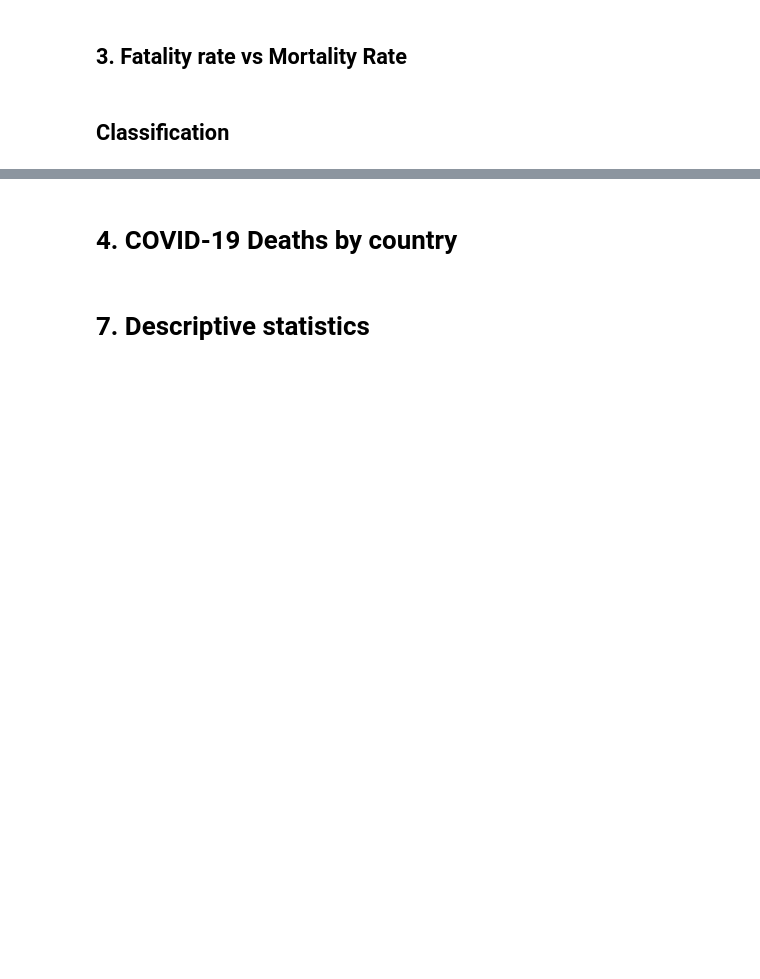
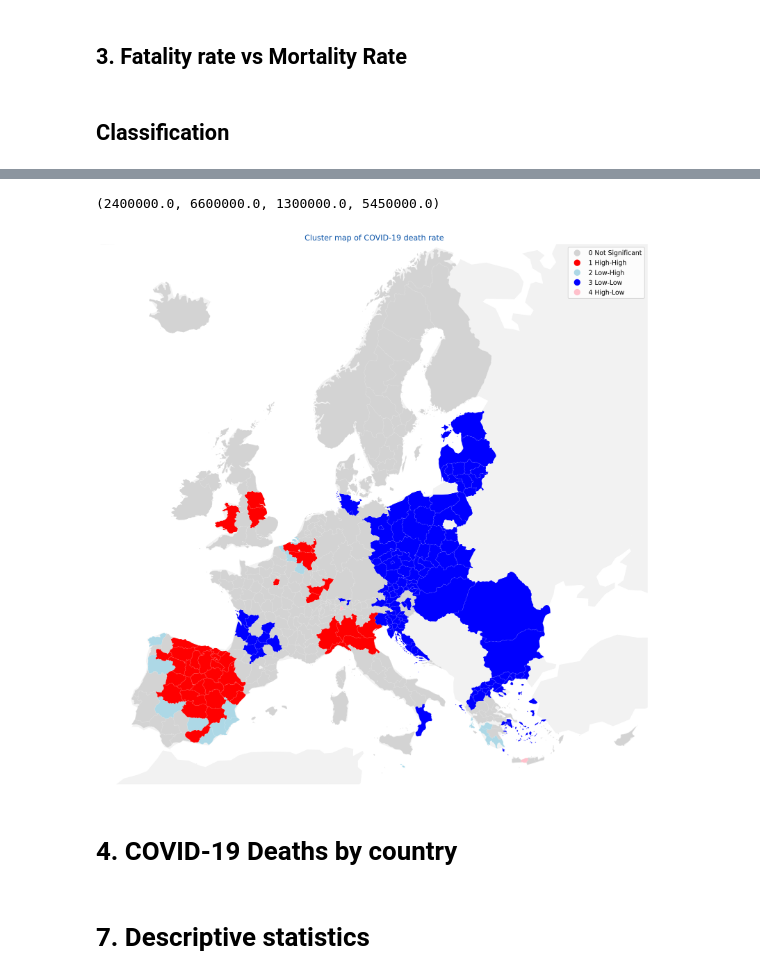
Before and after one commit to l5d1l5/ESPON-DATA, a Jupyter notebook: 03_Figures/02_Report Plots/Code.ipynb, the cells around one changed output, grey strips where cells are left out. Cells and saved outputs as stored; diff of their text form; code cells hidden in the pictures; blank space fills up the shorter version.

Commit message:
add: Moran classification

```diff
--- a/03_Figures/02_Report Plots/Code.ipynb
+++ b/03_Figures/02_Report Plots/Code.ipynb
@@ -142,7 +128,6 @@ minor_cities = minor_cities.to_crs(epsg = 3035)
 fig, ax = plt.subplots(3,1, figsize = (19, 18), constrained_layout = True)
 world.plot(ax = ax[0], color = 'grey', alpha = .1)
 geo_d_rate.plot(column = 'D_first_wave', ax = ax[0], cmap='magma_r', scheme='quantiles', k = 6, legend = True)
-world[~(world['iso_a3'].isin(["IRL", "GBR", "ISL","SWE", "ITA"]))].boundary.plot(color = 'w', linewidth = 1.4 , zorder  =1, ax =ax[0])
 ax[0].set_xlim(2.4e6, 6.6e6)
 ax[0].set_ylim(0.13e7, 0.545e7)
 ax[0].set_title('(a) COVID-19 death rate per 10,000 inhabitants \n First wave', loc = 'center', color = '#054ea2')
@@ -170,7 +155,6 @@ ax[0].annotate("                       ", xy=(3.62e6, 3.20e6), xytext=(2.5e6, 3.
 
 world.plot(ax = ax[1], color = 'grey', alpha = .1)
 geo_d_rate.plot(column = 'D_second_wave', ax = ax[1], cmap='magma_r', scheme='quantiles', k = 6, legend = True)
-world[~(world['iso_a3'].isin(["IRL", "GBR", "ISL","SWE", "ITA"]))].boundary.plot(color = 'w', linewidth = 1.4 , zorder  =1, ax =ax[1])
 ax[1].set_title('(b) COVID-19 death rate per 10,000 inhabitants \n Second wave', loc ='center', color = '#054ea2')
 ax[1].set_xlim(2.4e6, 6.6e6)
 ax[1].set_ylim(0.13e7, 0.545e7)
@@ -198,7 +182,6 @@ ax[1].annotate("                       ", xy=(5.52e6, 1.76e6), xytext=(5.5e6, 3.
 
 world.plot(ax = ax[2], color = 'grey', alpha = .1)
 geo_d_rate.plot(column = 'D_third_wave', ax = ax[2], cmap='magma_r', scheme='quantiles', k = 6, legend = True)
-world[~(world['iso_a3'].isin(["IRL", "GBR", "ISL","SWE", "ITA"]))].boundary.plot(color = 'w', linewidth = 1.4 , zorder  =1, ax =ax[2])
 ax[2].set_title('(c) COVID-19 death rate per 10,000 inhabitants \n Third wave', loc = 'center', color = '#054ea2')
 ax[2].set_xlim(2.4e6, 6.6e6)
 ax[2].set_ylim(0.13e7, 0.545e7)
@@ -235,6 +218,7 @@ for i in range(3):
     major_cities.plot(marker = 'h', ax = ax[i], facecolor = 'w', zorder = 1, edgecolor = '#44FFD2')
     minor_cities.plot(marker = 'h', ax = ax[i], facecolor = 'w', zorder = 1, edgecolor = '#F564A9')
     ax[i].text(x = 3.4e6, y = 1.4e6, s = u"\u00A9 ESPON EGTC, 2021", fontsize = 6)
+    world[~(world['iso_a3'].isin(["IRL", "GBR", "ISL","SWE", "ITA"]))].boundary.plot(color = 'w', linewidth = 1.4 , zorder  =1, ax =ax[i])
 
 plt.show()
 
@@ -247,5 +231,12 @@ plt.show()
 ## Classification
 # %%
 from esda.moran import Moran_Local
+# %%
+# Generate W from the GeoDataFrame
+w = weights.distance.KNN.from_dataframe(geo_d_rate, k=8)
+# Row-standardization
+w.transform = 'R'
 # %%
-lisa = Moran_Local(geo_d_rate['D_first_wave'] , w)
+lisa_1 = esda.moran.Moran_Local(geo_d_rate['D_first_wave'], w)
+lisa_2 = esda.moran.Moran_Local(geo_d_rate['D_second_wave'], w)
+lisa_3 = esda.moran.Moran_Local(geo_d_rate['D_third_wave'], w)
@@ -258,6 +242,0 @@ sns.rugplot(lisa.Is, ax =ax)
-# %%
-geo_d_rate['Is'] = lisa.Is
-
-geo_d_rate.plot(column = 'Is', scheme = 'quantiles', k = 5, cmap = 'bwr', legend = True)
-plt.xlim(2.4e6, 6.6e6)
-plt.ylim(0.13e7, 0.545e7)
@@ -267,3 +275,27 @@ plt.ylim(0.13e7, 0.545e7)
+# %%
+sig = 1 * (lisa_1.p_sim < 0.05)
+hotspot = 1 * (sig * lisa_1.q==1)
+coldspot = 3 * (sig * lisa_1.q==3)
+doughnut = 2 * (sig * lisa_1.q==2)
+diamond = 4 * (sig * lisa_1.q==4)
+spots = hotspot + coldspot + doughnut + diamond
+spot_labels = [ '0 Not Significant', '1 High-High', '2 Low-High', '3 Low-Low', '4 High-Low']
+labels = [spot_labels[i] for i in spots]
+hmap = colors.ListedColormap(['lightgrey', 'red', 'lightblue', 'blue', 'pink'])
+
+fig, ax = plt.subplots(figsize = (12, 12), constrained_layout = True)
+world.plot(ax = ax, color = 'grey', alpha = .1)
+geo_d_rate.assign(cl=labels).plot(column='cl', categorical=True, \
+        k=2, cmap=hmap, linewidth=0.1, legend = True,
+        edgecolor='white', ax =ax)
+# world[~(world['iso_a3'].isin(["IRL", "GBR", "ISL","SWE", "ITA"]))].boundary.plot(color = 'w', linewidth = 1.4 , zorder  =1, ax =ax)
+plt.title('Cluster map of COVID-19 death rate', loc = 'center', color = '#054ea2')
+plt.xlim(2.4e6, 6.6e6)
+plt.ylim(0.13e7, 0.545e7)
+plt.axis('off')
+# %% [output]
+(2400000.0, 6600000.0, 1300000.0, 5450000.0)
+[figure, added]
 # %% [markdown]
 # 4. COVID-19 Deaths by country
 # %%
```
Also changed, not shown: parts of 6 cells of this notebook.
